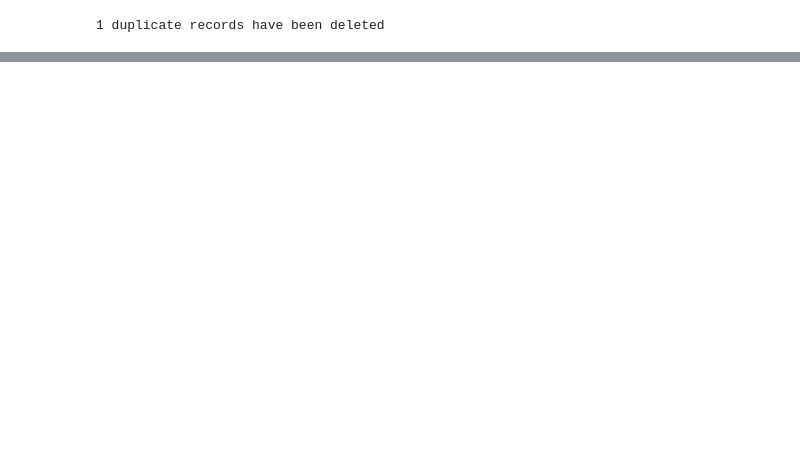
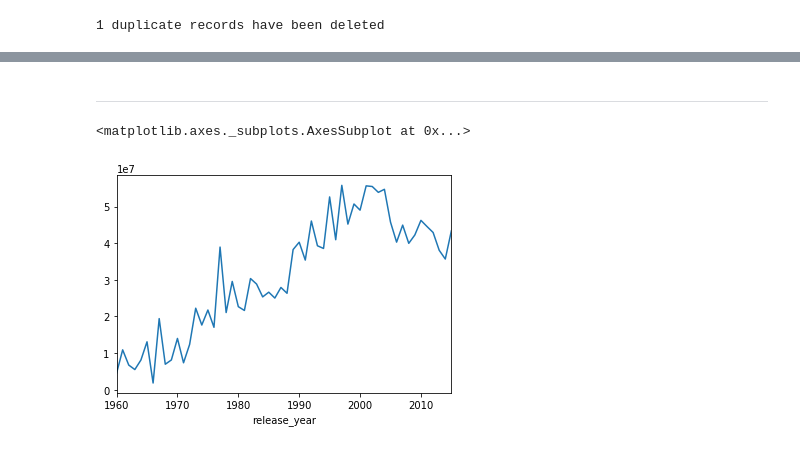
Before and after one commit to cenrak/udacity-dand, a Jupyter notebook: project2/project2.ipynb, the cells around one changed output, grey strips where cells are left out. Cells and saved outputs as stored; diff of their text form; code cells hidden in the pictures; blank space fills up the shorter version.

```diff
--- a/project2/project2.ipynb
+++ b/project2/project2.ipynb
@@ -140,0 +231,2 @@ False
+# %%
+df_clean.drop(labels=['director'], axis=1, inplace=True);
@@ -140,0 +253,9 @@ False
+# %%
+# Genres Hot encoding
+genres_dummies = df_clean.genres.str.get_dummies('|')
+df_clean = df_clean.merge(genres_dummies, left_on='id', right_on='id')
+list_of_genres = genres_dummies.columns
+
+# Expand casts
+expanded_df = df_clean['cast'].str.split("\|", expand=True).add_prefix('cast')
+df_clean[expanded_df.columns] = expanded_df;
@@ -140,0 +319,7 @@ False
+# %% [markdown]
+*******
+# %%
+df_clean.groupby('release_year')['revenue'].mean().plot()
+# %% [output]
+<matplotlib.axes._subplots.AxesSubplot at 0x...>
+[figure, added]
```
Also changed, not shown: parts of 75 cells of this notebook, 1 other file.
